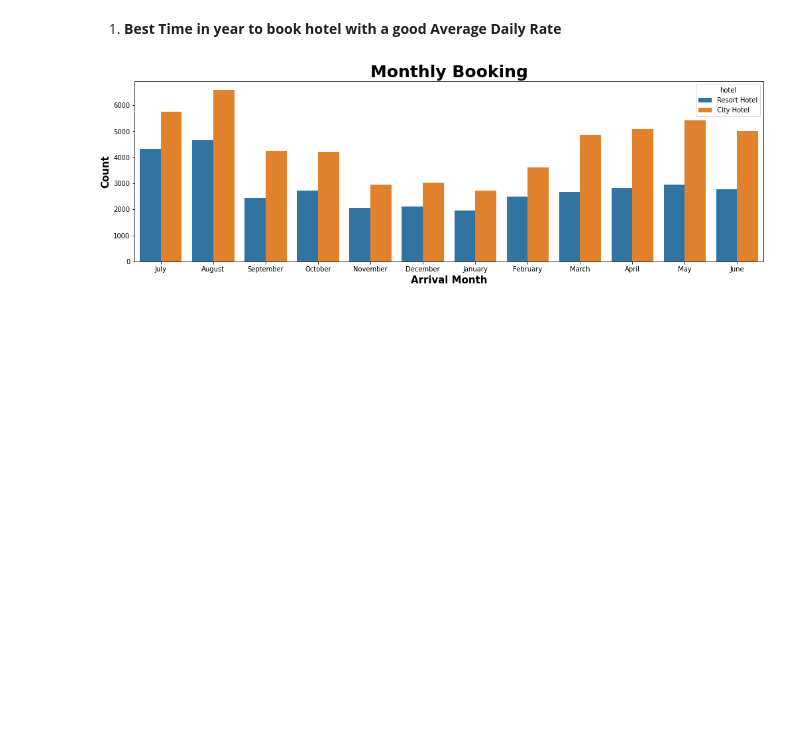
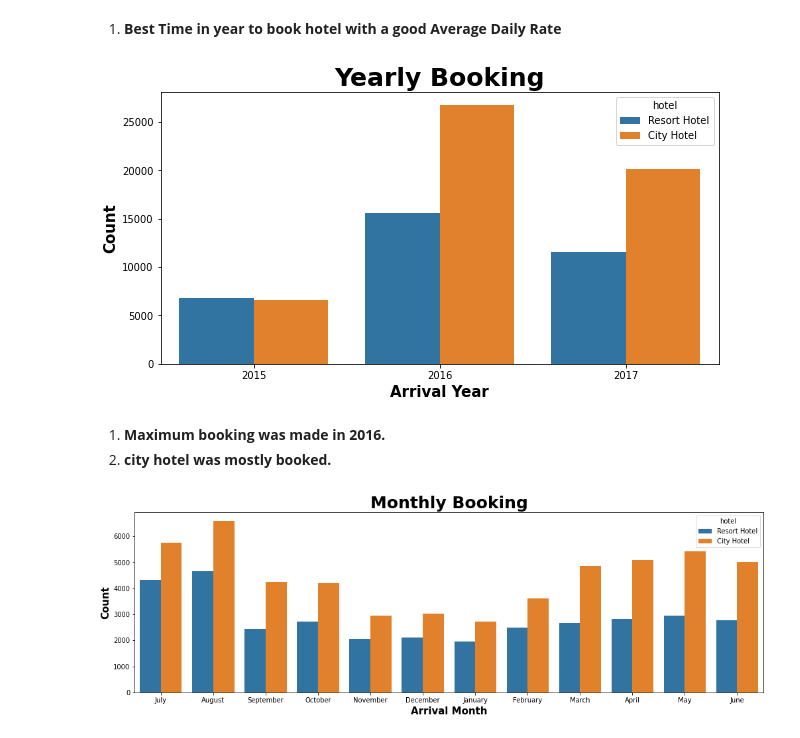
Before and after one commit to Kaushaljha488/Hotel-booking-Analysis, a Jupyter notebook: kaushal_Hotel_Booking_Analysis_Capstone_Project.ipynb, the cells around one changed output. Drawn from its saved outputs; the diff is of its cells as text; code cells hidden in the pictures; blank space fills up the shorter version.

Commit message:
visualization3

```diff
--- a/kaushal_Hotel_Booking_Analysis_Capstone_Project.ipynb
+++ b/kaushal_Hotel_Booking_Analysis_Capstone_Project.ipynb
@@ -297,4 +297,17 @@ memory usage: 22.0+ MB
 # Lets begins with  Exploratory Data Analysis of our dataset
 # %% [markdown]
 1. **Best Time in  year to book hotel with a good Average Daily Rate**
+# %%
+
+plt.figure(figsize=(10,5))
+sns.countplot(data=df1,x='arrival_date_year',hue='hotel')
+plt.title('Yearly Booking',weight='bold',fontsize=25)
+plt.xlabel('Arrival Year',weight='bold',fontsize=15)
+plt.ylabel('Count',weight='bold',fontsize=15)
+plt.show()
+# %% [output]
+[figure, added]
+# %% [markdown]
+1.   **Maximum booking was made in 2016.**
+2.   **city hotel was mostly booked.**
 # %%
```
Also changed, not shown: parts of 5 cells of this notebook.
